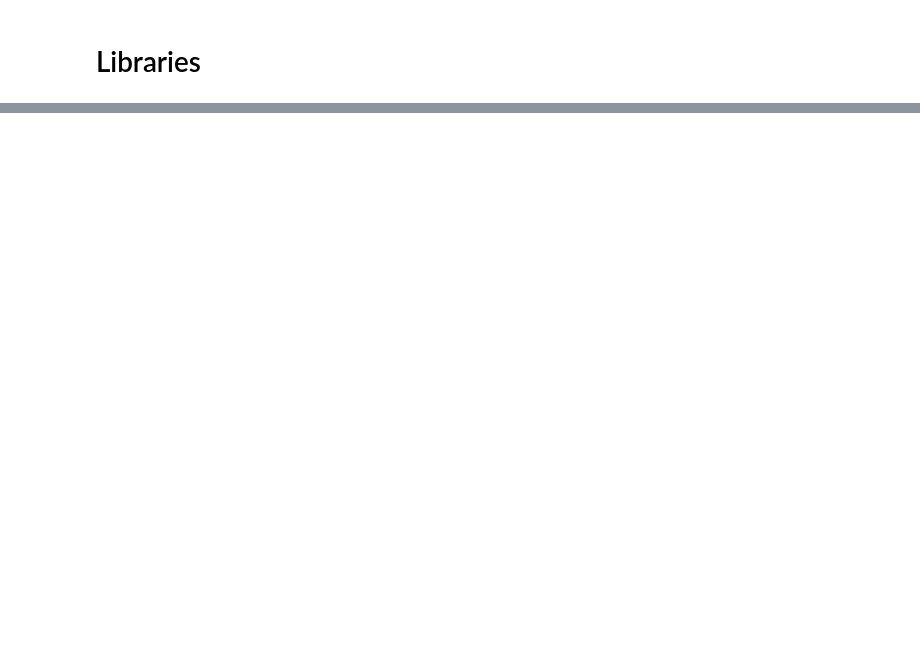
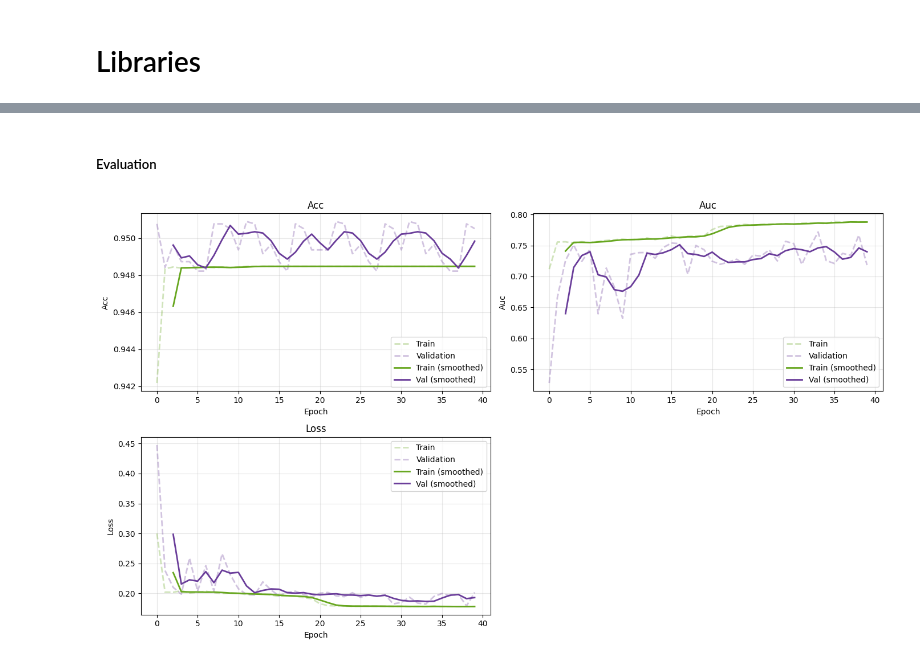
Before and after one commit to shabnamsattar/Human-Data-Analysis, a Jupyter notebook: chestMNIST/chestMNIST.ipynb, the cells around one changed output, grey strips where cells are left out. Drawn from its saved outputs; the diff is of its cells as text; code cells hidden in the pictures; blank space fills up the shorter version.

```diff
--- a/chestMNIST/chestMNIST.ipynb
+++ b/chestMNIST/chestMNIST.ipynb
@@ -719,0 +928,10 @@ Micro F1-score: 0.1149
+# %%
+train_img_64, train_lbl_64, val_img_64, val_lbl_64, test_img_64, test_lbl_64 = load_dataset(64)
+# %%
+train_images_64, train_labels_64 = subsample(train_img_64, train_lbl_64, seed=SEED)
+val_images_64, val_labels_64   = subsample(val_img_64, val_lbl_64, seed=SEED)
+test_images_64, test_labels_64  = subsample(test_img_64, test_lbl_64, seed=SEED)
+# %%
+train_generator_64 = data_generator_1(train_images_64, train_labels_64, batch_size=64, augmentation=True, seed=SEED)
+valid_generator_64 = data_generator_1(val_images_64, val_labels_64, batch_size=64, augmentation=False, seed=SEED)
+test_generator_64 = data_generator_1(test_images_64, test_labels_64,batch_size=64, augmentation=False, seed=SEED)
@@ -719,0 +942,12 @@ Micro F1-score: 0.1149
+# %%
+model_base = '/content/drive/MyDrive/chestMNIST/CNN_global_64'
+
+CNN_global_64 , CNN_global_64_history = run_experiment(
+    loss='binary_crossentropy',
+    batch_size=64,
+    num_epochs=50,
+    model=CNN5layers((64, 64, 1), num_classes=14),
+    train_generator=train_generator_64,
+    val_generator=valid_generator_64,
+    model_base=model_base
+)
@@ -719,0 +974,6 @@ Micro F1-score: 0.1149
+# %% [markdown]
+##### Evaluation
+# %%
+plot_training_history(CNN_global_64_history, smoothing_window= 3, show_raw=True)
+# %% [output]
+[figure, added]
```
Also changed, not shown: parts of 435 cells of this notebook.
